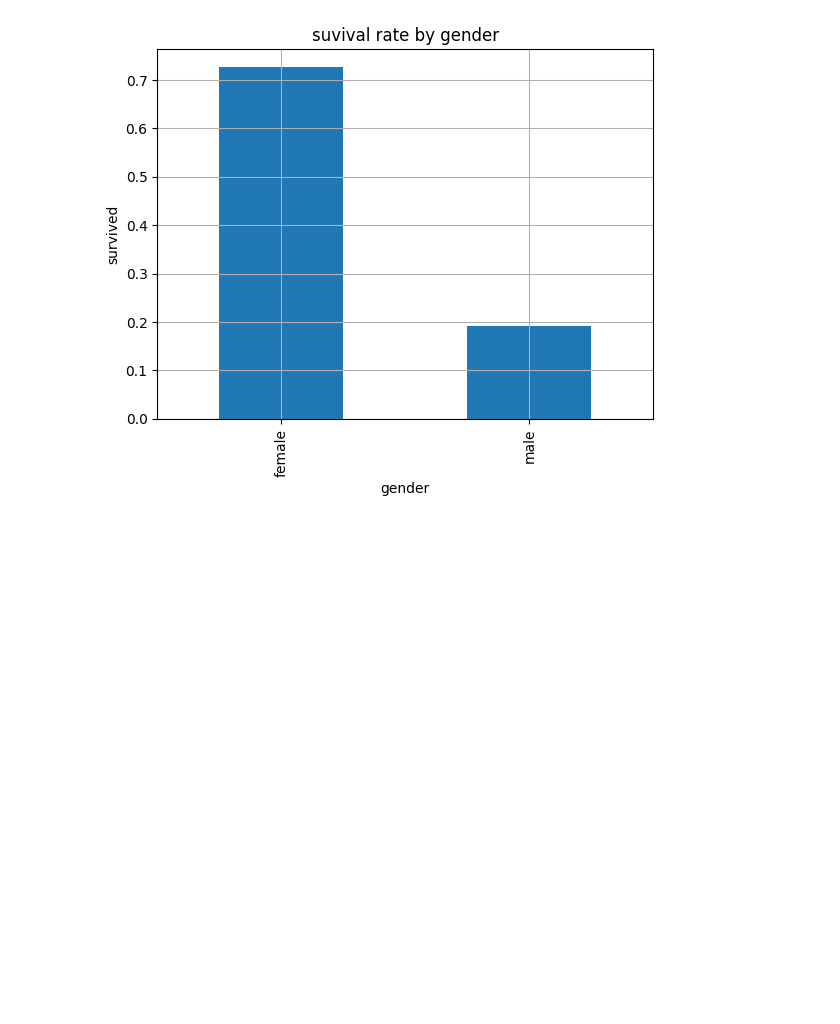
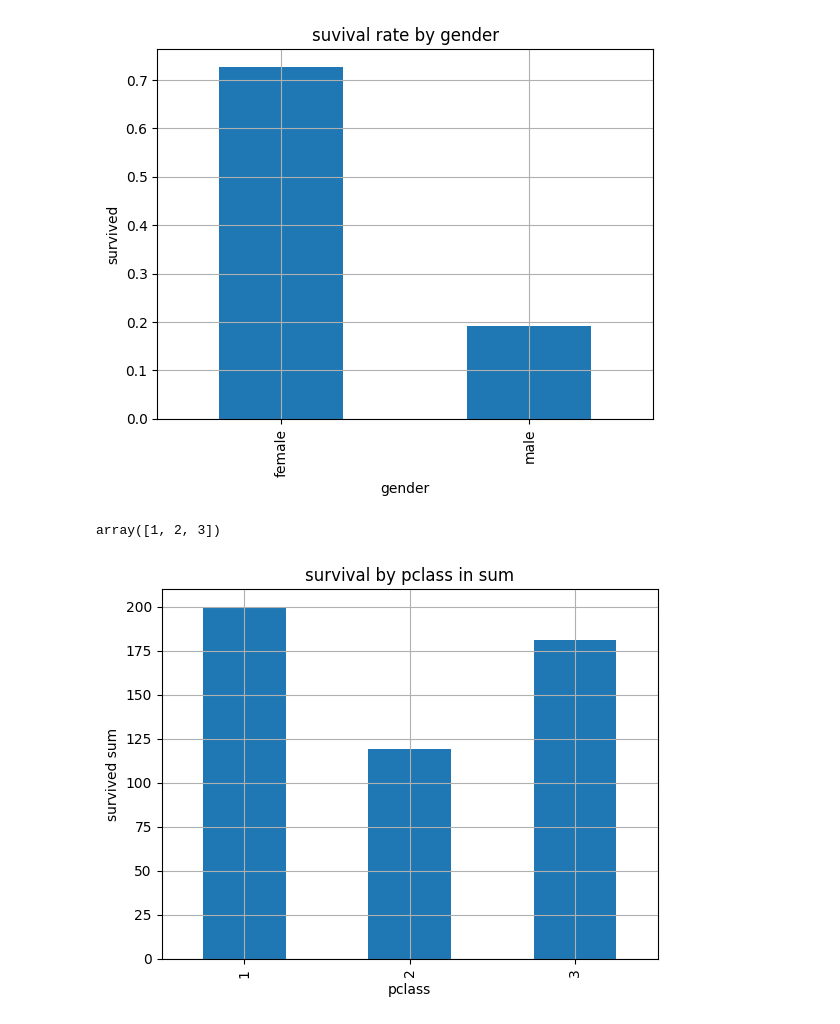
Before and after one commit to bvkiran8058/Data-Science-with-GenAI, a Jupyter notebook: EDA/Stage-1 Beginner Level.ipynb, the cells around one changed output. Saved outputs shown, nothing was run; the diff lists cells and outputs as text; code cells hidden in the pictures; blank space fills up the shorter version.

```diff
--- a/EDA/Stage-1 Beginner Level.ipynb
+++ b/EDA/Stage-1 Beginner Level.ipynb
@@ -315,3 +314,17 @@ plt.ylabel("survived")
 plt.show()
 # %% [output]
 [figure]
+# %%
+dataset['pclass'].unique()
+# %% [output]
+array([1, 2, 3])
+# %%
+survivale_rate_by_pclass = dataset.groupby(by='pclass')['survived'].sum()
+survivale_rate_by_pclass.plot(kind='bar')
+plt.grid(True)
+plt.ylabel('survived sum')
+plt.xlabel('pclass')
+plt.title('survival by pclass in sum')
+plt.show()
+# %% [output]
+[figure, added]
```
Also changed, not shown: parts of 15 cells of this notebook, 1 other file.
